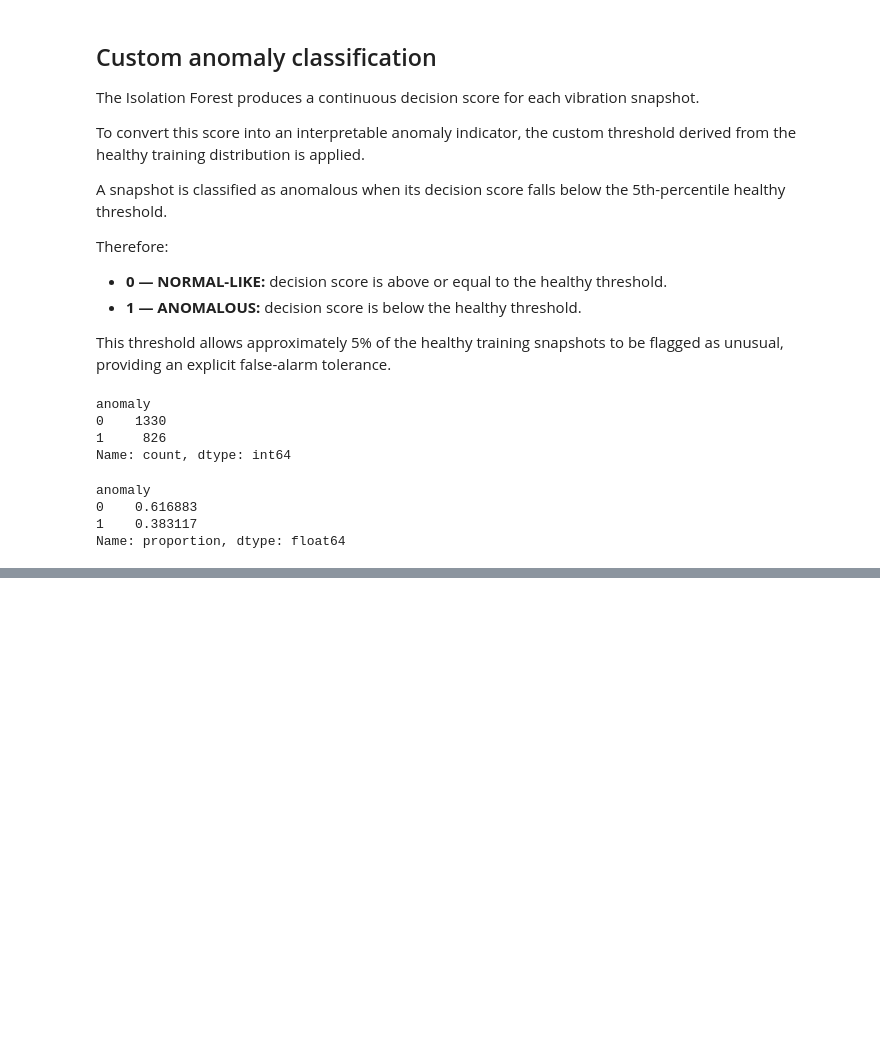
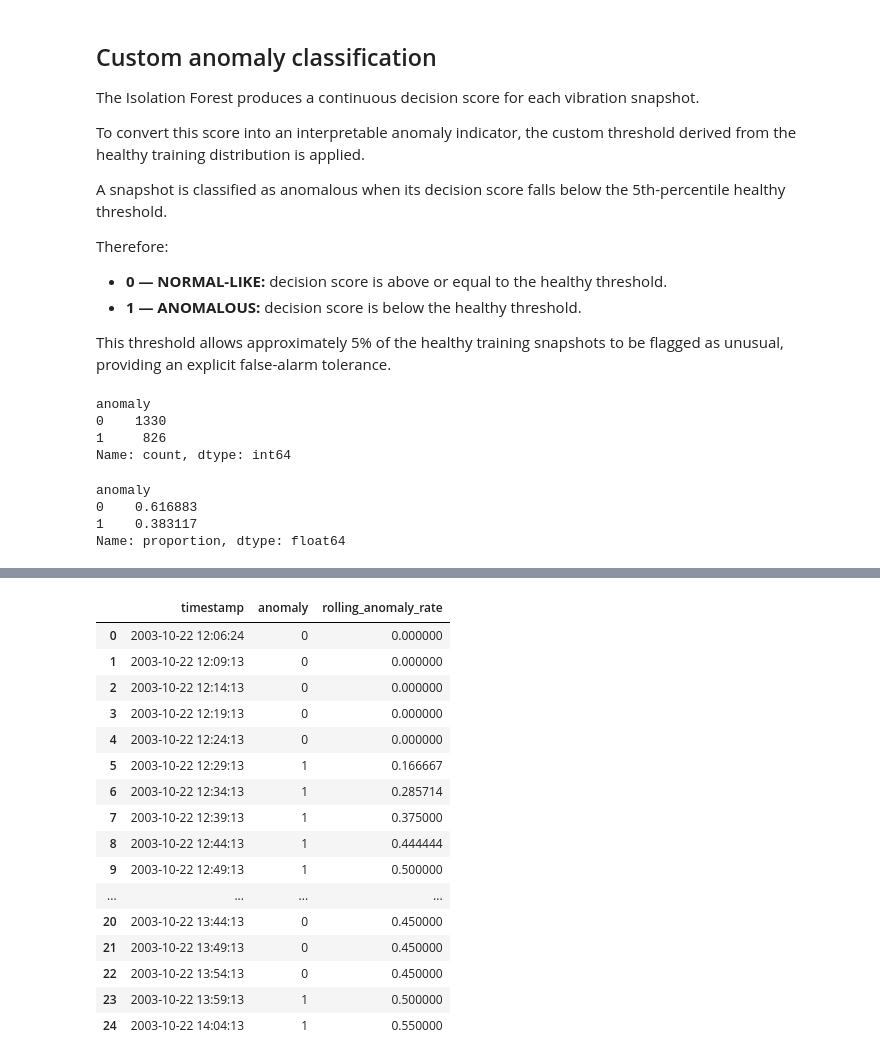
Before and after one commit to amedeone03/machineguard, a Jupyter notebook: notebooks/02_feature_analysis.ipynb, the cells around one changed output, grey strips where cells are left out. Saved outputs shown, nothing was run; the diff lists cells and outputs as text; code cells hidden in the pictures; blank space fills up the shorter version.

```diff
--- a/notebooks/02_feature_analysis.ipynb
+++ b/notebooks/02_feature_analysis.ipynb
@@ -578,0 +700,33 @@ Name: proportion, dtype: float64
+# %%
+rolling_window = 20
+
+features_df["rolling_anomaly_rate"] = (
+    features_df["anomaly"]
+    .rolling(
+        window=rolling_window,
+        min_periods=1,
+    )
+    .mean()
+)
+# %%
+features_df[
+    ["timestamp", "anomaly", "rolling_anomaly_rate"]
+].head(25)
+# %% [output]
+|  | timestamp | anomaly | rolling_anomaly_rate |
+| 0 | 2003-10-22 12:06:24 | 0 | 0.000000 |
+| 1 | 2003-10-22 12:09:13 | 0 | 0.000000 |
+| 2 | 2003-10-22 12:14:13 | 0 | 0.000000 |
+| 3 | 2003-10-22 12:19:13 | 0 | 0.000000 |
+| 4 | 2003-10-22 12:24:13 | 0 | 0.000000 |
+| 5 | 2003-10-22 12:29:13 | 1 | 0.166667 |
+| 6 | 2003-10-22 12:34:13 | 1 | 0.285714 |
+| 7 | 2003-10-22 12:39:13 | 1 | 0.375000 |
+| 8 | 2003-10-22 12:44:13 | 1 | 0.444444 |
+| 9 | 2003-10-22 12:49:13 | 1 | 0.500000 |
+| ... | ... | ... | ... |
+| 20 | 2003-10-22 13:44:13 | 0 | 0.450000 |
+| 21 | 2003-10-22 13:49:13 | 0 | 0.450000 |
+| 22 | 2003-10-22 13:54:13 | 0 | 0.450000 |
+| 23 | 2003-10-22 13:59:13 | 1 | 0.500000 |
+| 24 | 2003-10-22 14:04:13 | 1 | 0.550000 |
```
Also changed, not shown: parts of 12 cells of this notebook.
